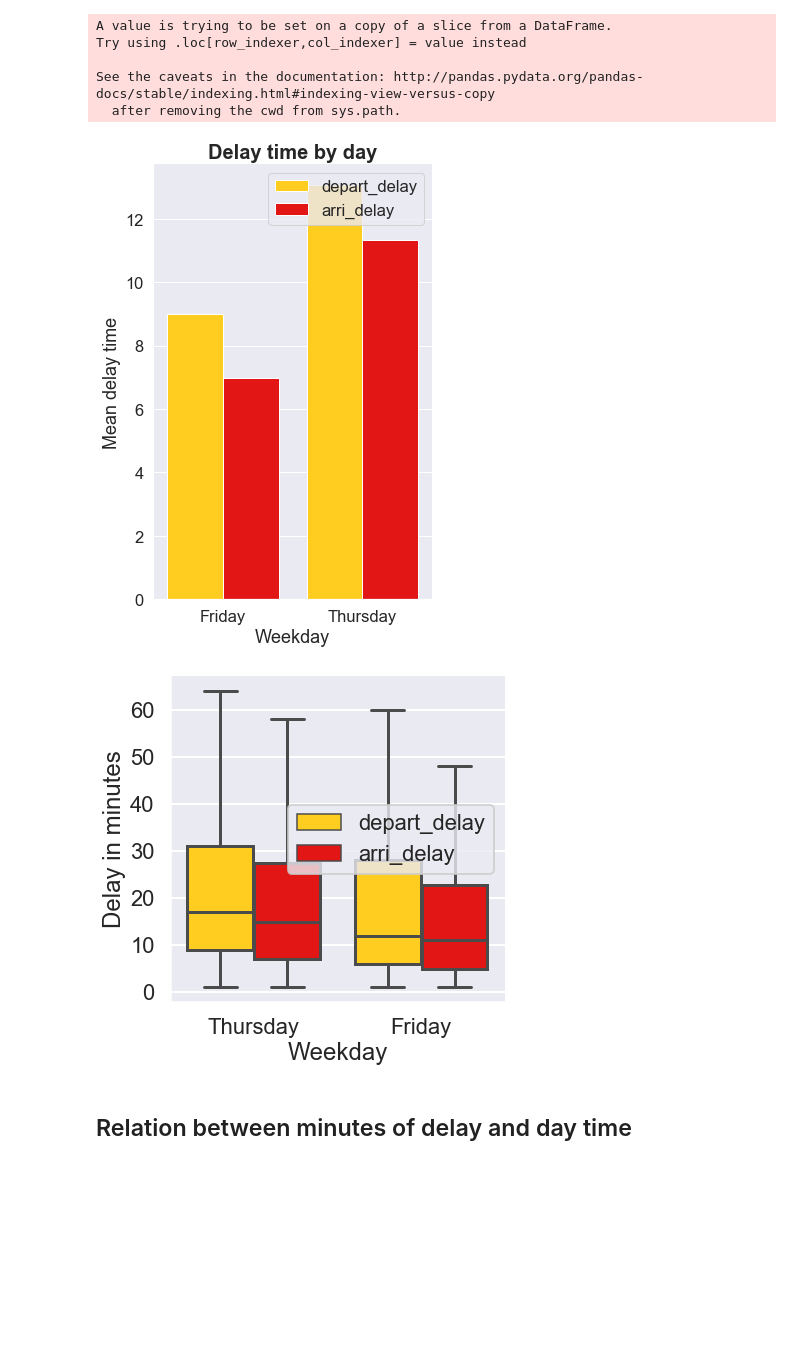
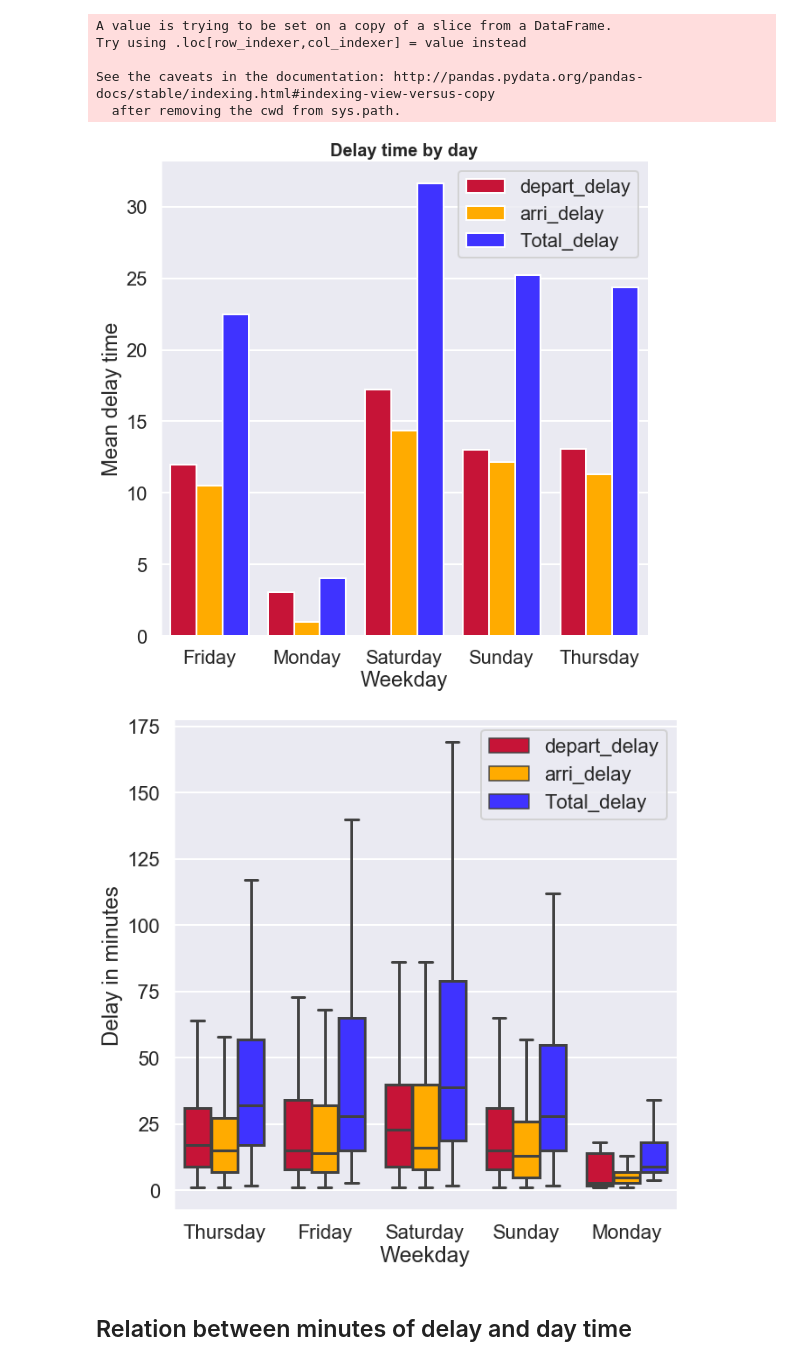
Before and after one commit to albertoabreu91/Airplanes_delay_project, a Jupyter notebook: your-project/Visalizations/Spain_visualizations.ipynb, the cells around one changed output. Drawn from its saved outputs; the diff is of its cells as text; code cells hidden in the pictures; blank space fills up the shorter version.

```diff
--- a/your-project/Visalizations/Spain_visualizations.ipynb
+++ b/your-project/Visalizations/Spain_visualizations.ipynb
@@ -10,7 +10,3 @@ from sqlalchemy import create_engine
 import seaborn as sns
 import datetime as dt
 sns.set()
-# %%
-flatui = ["#FFCC20","#E31616"]
-sns.set_palette(flatui)
-sns.palplot(sns.color_palette())
@@ -19,3 +13,8 @@ sns.palplot(sns.color_palette())
+# %%
+color_y ='#ffab00'
+color_r = '#C61437'
+color_b = '#3F33FF'
+redye = ['#C61437','#ffab00', '#3F33FF']
 # %% [markdown]
 # Hypothesis
 
@@ -65,3 +64,5 @@ data = flights.merge(airports_info, left_on = 'depart_airpt', right_on='iata_cod
 data = data.drop(columns = ('iata_code'), axis = 1).rename(columns = {'country_code':'depart_country'})
 # %%
 data = data.astype({'depart_delay': int,'arri_delay':int})
+# %%
+data['Total_delay'] = data['depart_delay'] + data['arri_delay']
@@ -205,30 +258,30 @@ es_delay_day = data_es.groupby('weekday').mean().reset_index(drop=False)
 tidy = es_delay_day.melt(id_vars='weekday').rename(columns=str.title)
 tidy.columns = ['Weekday', 'Type', 'Mean delay time']
 # %%
-weekday_delays = data_es[['weekday', 'depart_delay', 'arri_delay']]
+weekday_delays = data_es[['weekday', 'depart_delay', 'arri_delay','Total_delay']]
 weekday_delays = weekday_delays[np.logical_and(weekday_delays['depart_delay']>0, weekday_delays['arri_delay']>0)]
 # %%
 tidy_2 = weekday_delays.melt(id_vars='weekday').rename(columns=str.title)
 tidy_2.columns = ['Weekday', 'Type', 'Delay in minutes']
 # %%
-fig, ax1 = plt.subplots(figsize=(5,8))
+fig, ax1 = plt.subplots(figsize=(10,10))
 
-sns.barplot(x='Weekday', y='Mean delay time', hue='Type', data=tidy, ax=ax1, palette=flatui, saturation=1)
+sns.barplot(x='Weekday', y='Mean delay time', hue='Type', data=tidy, ax=ax1, palette=redye, saturation=1)
 plt.title('Delay time by day',fontweight = 900, fontsize = 20)
 plt.legend()
 sns.despine(fig)
 # %% [output]
-[figure, old version]
+[figure, new version]
 # %%
-fig, ax1 = plt.subplots(figsize=(6,6))
+fig, ax1 = plt.subplots(figsize=(10,10))
 ax = sns.boxplot(x='Weekday', y='Delay in minutes', hue='Type',ax=ax1,
-                 data=tidy_2, palette=flatui,showfliers=False, saturation = 1)
+                 data=tidy_2, palette=redye,showfliers=False, saturation = 1)
 
 ax.legend()
 sns.despine(fig)
 plt.show()
 # %% [output]
-[figure, old version]
+[figure, new version]
 # %% [markdown]
 ## Relation between minutes of delay and day time
 # %%
```
Also changed, not shown: parts of 15 cells of this notebook.
